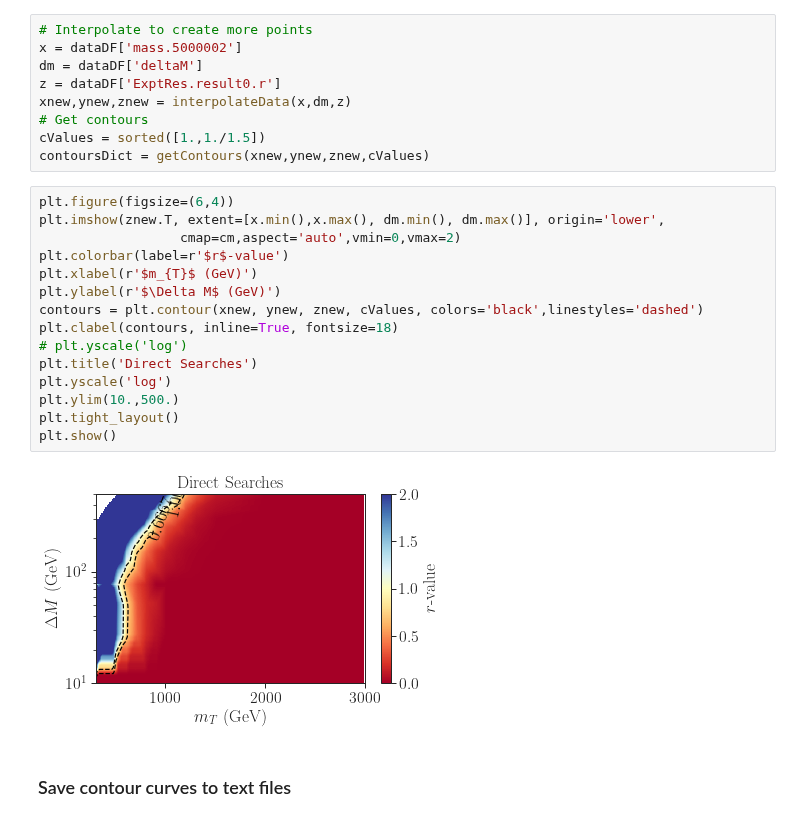
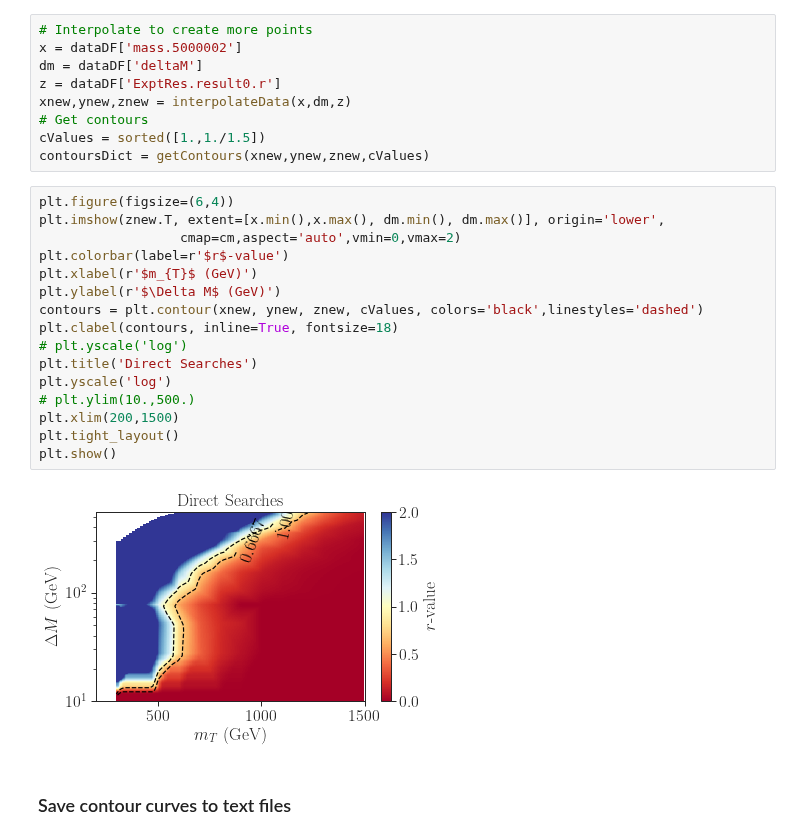
Before and after one commit to andlessa/SMStoEFT, a Jupyter notebook: notebooks/constraints/plotExclusion-DirectSearches.ipynb, the cells around one changed output. Saved outputs shown, nothing was run; the diff lists cells and outputs as text.

```diff
--- a/notebooks/constraints/plotExclusion-DirectSearches.ipynb
+++ b/notebooks/constraints/plotExclusion-DirectSearches.ipynb
@@ -178,20 +179,21 @@ contoursDict = getContours(xnew,ynew,znew,cValues)
 # %%
 plt.figure(figsize=(6,4))
 plt.imshow(znew.T, extent=[x.min(),x.max(), dm.min(), dm.max()], origin='lower',
                   cmap=cm,aspect='auto',vmin=0,vmax=2)
 plt.colorbar(label=r'$r$-value')
 plt.xlabel(r'$m_{T}$ (GeV)')
 plt.ylabel(r'$\Delta M$ (GeV)')
 contours = plt.contour(xnew, ynew, znew, cValues, colors='black',linestyles='dashed')
 plt.clabel(contours, inline=True, fontsize=18)
 # plt.yscale('log')
 plt.title('Direct Searches')
 plt.yscale('log')
-plt.ylim(10.,500.)
+# plt.ylim(10.,500.)
+plt.xlim(200,1500)
 plt.tight_layout()
 plt.show()
 # %% [output]
-[figure, old version]
+[figure, new version]
 # %% [markdown]
 ### Save contour curves to text files
 # %%
```
Also changed, not shown: parts of 1 cell of this notebook, 1 other file.
